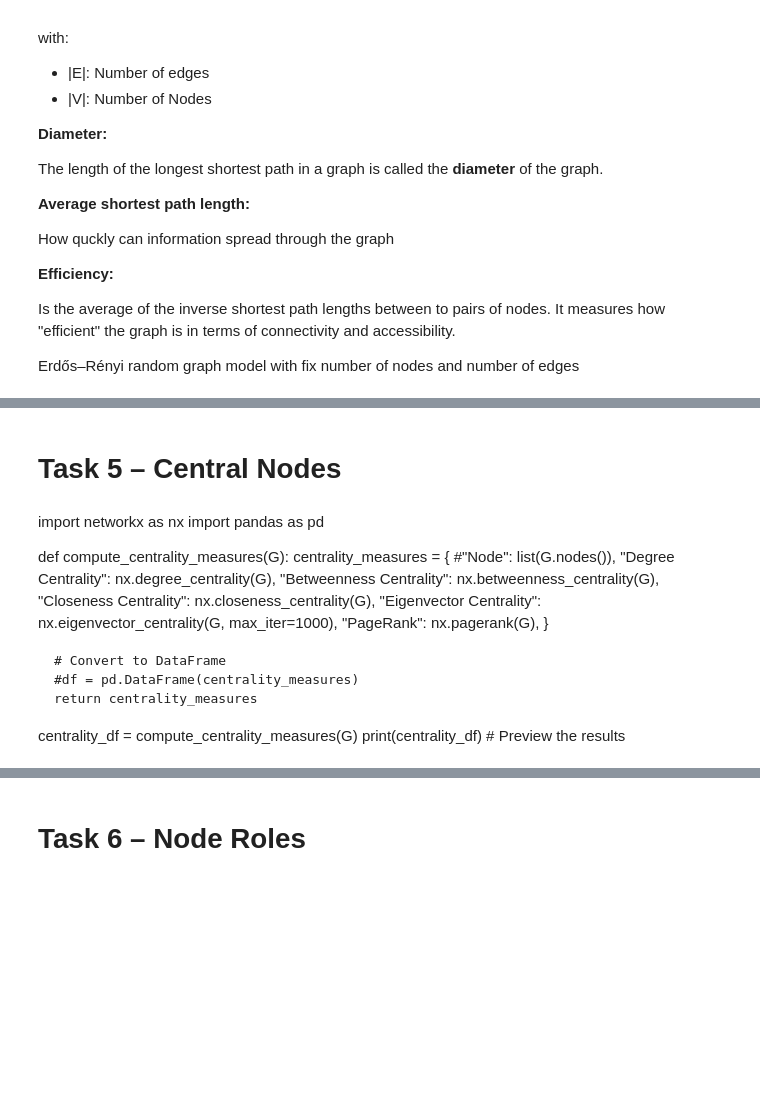
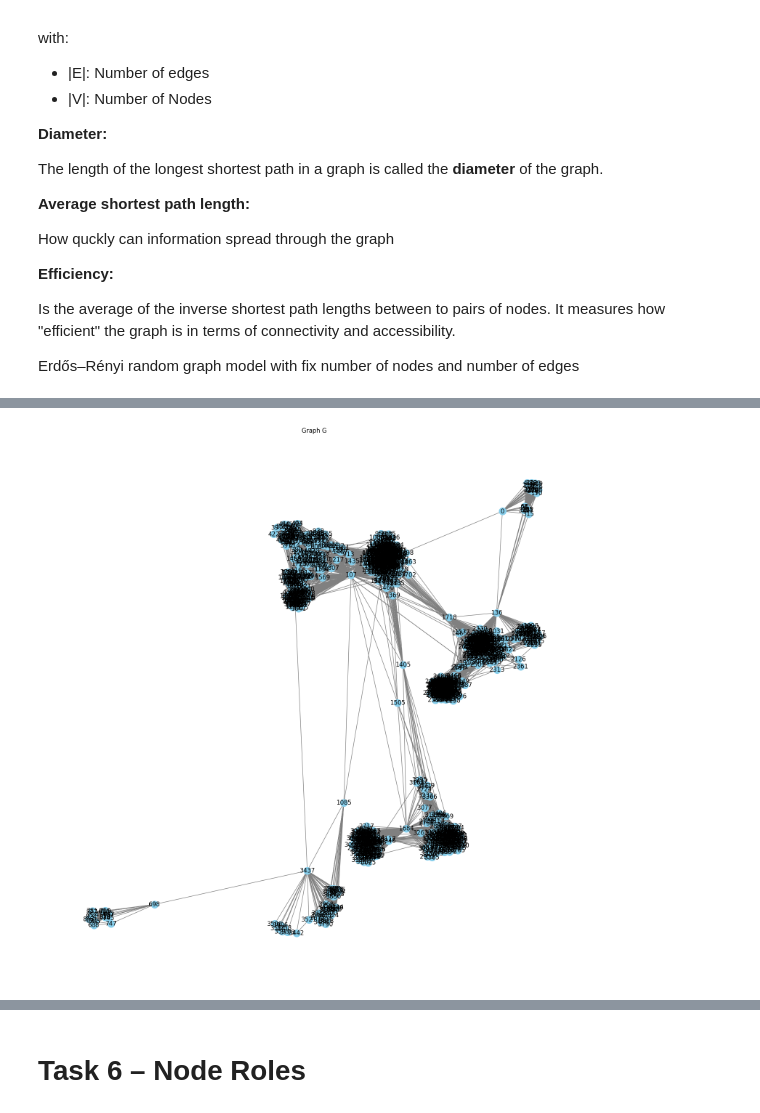
Before and after one commit to RATFIVE/PorfolioExamDataMining, a Jupyter notebook: code/experiments_graph.ipynb, the cells around one changed output, grey strips where cells are left out. Saved outputs shown, nothing was run; the diff lists cells and outputs as text; code cells hidden in the pictures; blank space fills up the shorter version.

Commit message:
Add Task 3, 4, 5, 6

```diff
--- a/code/experiments_graph.ipynb
+++ b/code/experiments_graph.ipynb
@@ -38,6 +40,6 @@ display(df_graph.head())
 | 3 | 0 | 4 |
 | 4 | 0 | 5 |
 # %%
-file_path = Path(os.path.join('..', 'data', 'com-amazon.ungraph.txt.gz'))
-df_graph = pd.read_csv(file_path, compression='gzip', delimiter='\t', skiprows=3).rename(columns={'# FromNodeId': 'from', 'ToNodeId': 'to'})
-display(df_graph.head())
+# file_path = Path(os.path.join('..', 'data', 'com-amazon.ungraph.txt.gz'))
+# df_graph = pd.read_csv(file_path, compression='gzip', delimiter='\t', skiprows=3).rename(columns={'# FromNodeId': 'from', 'ToNodeId': 'to'})
+# display(df_graph.head())
@@ -268,6 +271,8 @@ Is the average of the inverse shortest path lengths between to pairs of nodes. I
 
 
 Erdős–Rényi random graph model with fix number of nodes and number of edges
+# %%
+G = G_new.copy()
 # %%
 def compute_properties(G):
     properties = {
@@ -313,22 +329,9 @@ display(comparison)
-# %% [markdown]
-# Task 5 – Central Nodes
-# %% [markdown]
-import networkx as nx
-import pandas as pd
-
-def compute_centrality_measures(G):
-    centrality_measures = {
-        #"Node": list(G.nodes()),
-        "Degree Centrality": nx.degree_centrality(G),
-        "Betweenness Centrality": nx.betweenness_centrality(G),
-        "Closeness Centrality": nx.closeness_centrality(G),
-        "Eigenvector Centrality": nx.eigenvector_centrality(G, max_iter=1000),
-        "PageRank": nx.pagerank(G),
-    }
-
-    # Convert to DataFrame
-    #df = pd.DataFrame(centrality_measures)
-    return centrality_measures
-
-centrality_df = compute_centrality_measures(G)
-print(centrality_df)  # Preview the results
+# %%
+# draw Grpah
+plt.figure(figsize=(15, 15))
+pos = nx.spring_layout(G, seed=42)
+nx.draw(G, pos=pos, with_labels=True, node_color='skyblue', node_size=200, edge_color='gray')
+plt.title("Graph G")
+plt.show()
+# %% [output]
+[figure, added]
```
Also changed, not shown: parts of 21 cells of this notebook.
